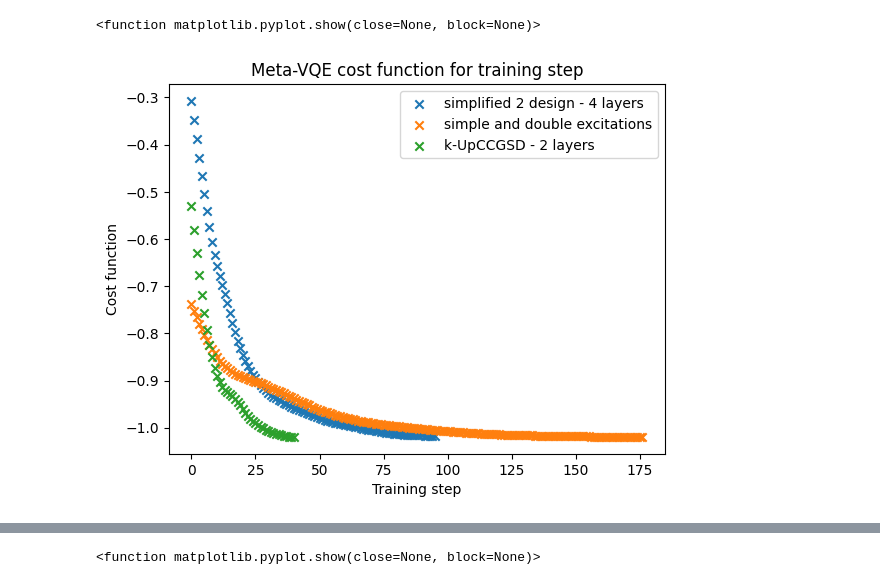
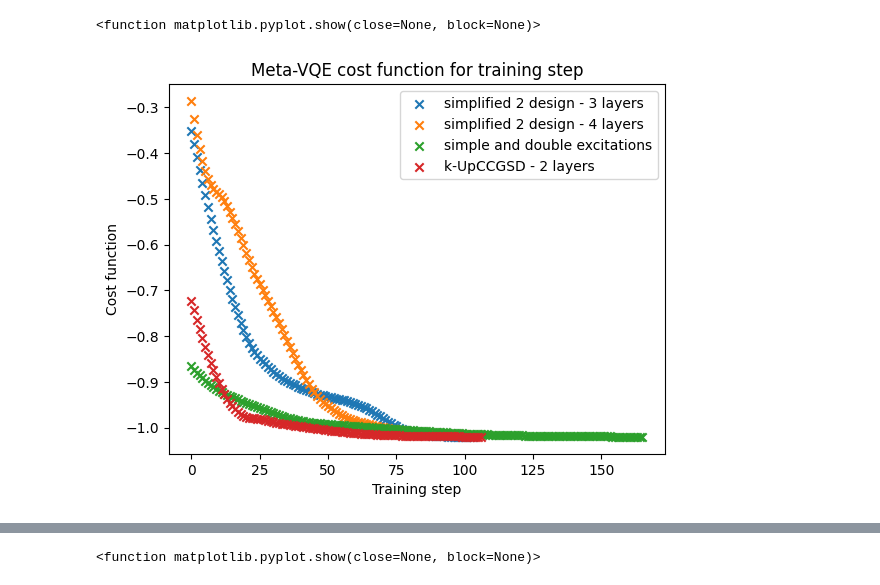
Before and after one commit to sergioandrescs/meta-VQE-pennylane, a Jupyter notebook: plot_join_ansatz.ipynb, the cells around one changed output, grey strips where cells are left out. Saved outputs shown, nothing was run; the diff lists cells and outputs as text; code cells hidden in the pictures.

Commit message:
Checking plot for errors in meta

```diff
--- a/plot_join_ansatz.ipynb
+++ b/plot_join_ansatz.ipynb
@@ -30,0 +1,27 @@ fci_energies = fci_h2["energies"]
+# %%
+import matplotlib.pyplot as plt
+import json
+from pennylane import numpy as np
+
+FILES_NAMES = {"simplified_2_design":{"fd":["simplified2design_3layers_fd","simplified2design_4layers_fd"]},
+               "single_double":{"fd":["meta_simples_doubles_fd"]},
+               "kupccgsd":{"fd":["kupccgsd_1layers_fd", "kupccgsd_2layers_fd"]}}
+
+DATA = {i:{"fd":[],"ps":[]} for i in FILES_NAMES}
+
+with open('exp_runs/h2_fci.json', 'r') as reader:
+    # Read & print the entire file
+    data = reader.read()
+    fci_h2 = json.loads(data)
+
+GRAD_METHOD_COMP = "fd" ## "fd" or "ps"
+
+DICT_GRAD_METHOD = {"fd":"Finite Diff", "ps":"Parameter Shift"}
+
+
+test_points=fci_h2["points"]
+fci_energies = fci_h2["energies"]
+# %%
+prop_cycle = plt.rcParams['axes.prop_cycle']
+colors = prop_cycle.by_key()['color']
+colors
@@ -31,14 +39,24 @@ fci_energies = fci_h2["energies"]
+# %%
+for ansatz in FILES_NAMES:
+    for diff_method in FILES_NAMES[ansatz]:
+        for file in FILES_NAMES[ansatz][diff_method]:
+
+            with open(f'exp_runs/{file}.json', 'r') as reader:
+                # Read & print the entire file
+                data = reader.read()
+                DATA[ansatz][diff_method].append(json.loads(data))
 # %%
 # Plot for meta energies
-plt.scatter([i for i in range(len(s2design["results"]["adam"]["energies"][-1]))],s2design["results"]["adam"]["energies"][-1], label="simplified 2 design - 4 layers", marker='x')
-plt.scatter([i for i in range(len(double_ex["results"]["adam"]["energies"][-1]))],double_ex["results"]["adam"]["energies"][-1], label="simple and double excitations", marker='x')
-plt.scatter([i for i in range(len(kUpCCGSD_2k["results"]["adam"]["energies"][-1]))],kUpCCGSD_2k["results"]["adam"]["energies"][-1], label="k-UpCCGSD - 2 layers", marker='x')
+plt.scatter([i for i in range(len(DATA["simplified_2_design"]["fd"][0]["results"]["adam"]["energies"][-1]))],DATA["simplified_2_design"]["fd"][0]["results"]["adam"]["energies"][-1], label="simplified 2 design - 3 layers", marker='x')
+plt.scatter([i for i in range(len(DATA["simplified_2_design"]["fd"][1]["results"]["adam"]["energies"][-1]))],DATA["simplified_2_design"]["fd"][1]["results"]["adam"]["energies"][-1], label="simplified 2 design - 4 layers", marker='x')
+plt.scatter([i for i in range(len(DATA["single_double"]["fd"][0]["results"]["adam"]["energies"][-1]))],DATA["single_double"]["fd"][0]["results"]["adam"]["energies"][-1], label="simple and double excitations", marker='x')
+plt.scatter([i for i in range(len(DATA["kupccgsd"]["fd"][0]["results"]["adam"]["energies"][-1]))],DATA["kupccgsd"]["fd"][0]["results"]["adam"]["energies"][-1], label="k-UpCCGSD - 2 layers", marker='x')
 
 plt.legend()
 plt.title('Meta-VQE cost function for training step')
 plt.ylabel('Cost function')
 plt.xlabel('Training step')
 plt.show
 # %% [output]
 <function matplotlib.pyplot.show(close=None, block=None)>
-[figure, old version]
+[figure, new version]
```
Also changed, not shown: parts of 7 cells of this notebook, 6 other files.
